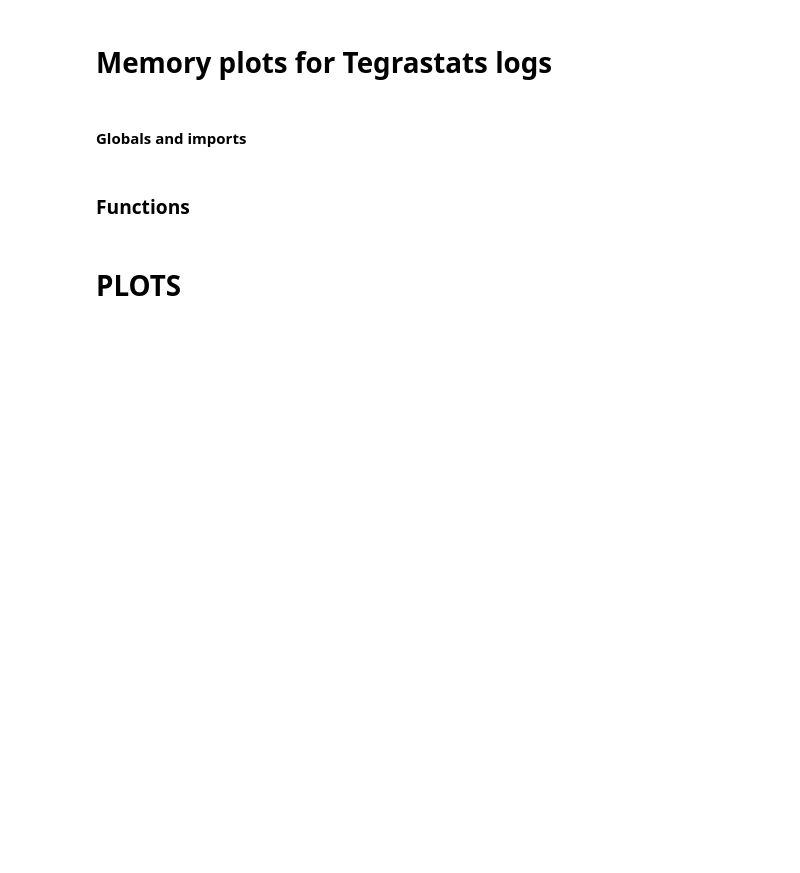
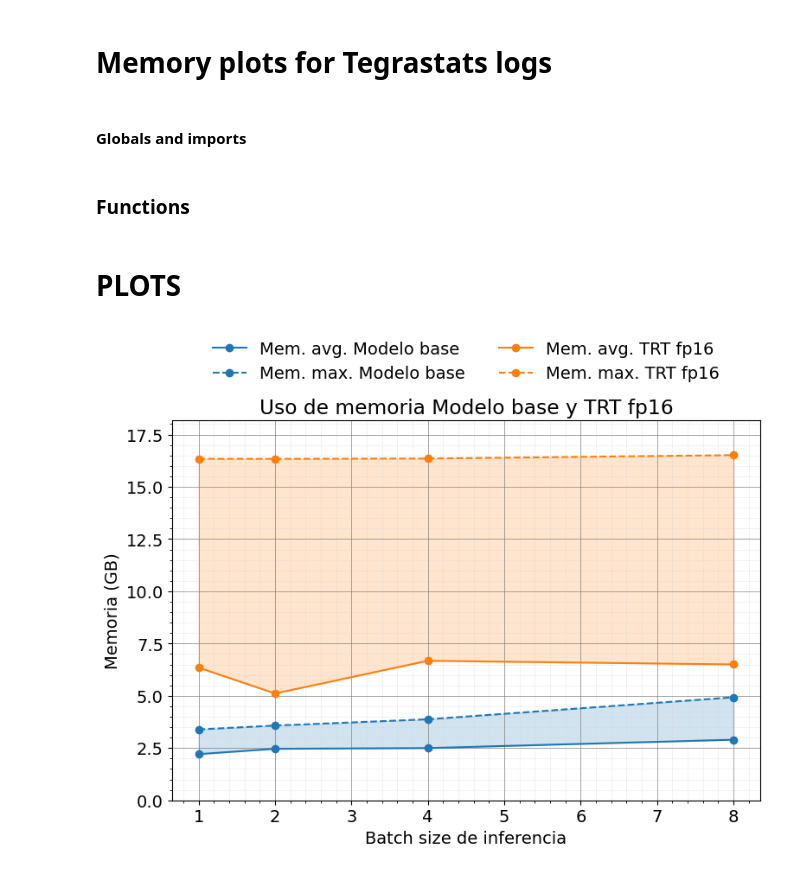
Before and after one commit to Juanx65/SalmonsTRT, a Jupyter notebook: graphs/plot_memory_from_tegrastats_logs.ipynb, the cells around one changed output. Saved outputs shown, nothing was run; the diff lists cells and outputs as text; code cells hidden in the pictures; blank space fills up the shorter version.

Commit message:
plot mem update

```diff
--- a/graphs/plot_memory_from_tegrastats_logs.ipynb
+++ b/graphs/plot_memory_from_tegrastats_logs.ipynb
@@ -812,0 +711,29 @@ plot_memory_single_figure(
+# %%
+# COMPARE TWO MEMORY TESTS
+
+PLATFORM = 'Jetson Orin AGX'
+POWER_MODE = 'PM0'
+NETWORK = 'yolov8l'
+OPTIMIZATION = 'TRT fp16'
+
+data_bs_1 =  read_data('../outputs/tegrastats_log/_bs_1_PM0_OPLVL3.txt')
+data_bs_2 = read_data('../outputs/tegrastats_log/_bs_2_PM0_OPLVL3.txt')
+data_bs_4 = read_data('../outputs/tegrastats_log/_bs_4_PM0_OPLVL3.txt')
+data_bs_8 = read_data('../outputs/tegrastats_log/_bs_8_PM0_OPLVL3.txt')
+
+data_bs_1_fp16 =  read_data('../outputs/tegrastats_log/--trt_bs_1_PM0_OPLVL3.txt')
+data_bs_2_fp16 = read_data('../outputs/tegrastats_log/--trt_bs_2_PM0_OPLVL3.txt')
+data_bs_4_fp16 = read_data('../outputs/tegrastats_log/--trt_bs_4_PM0_OPLVL3.txt')
+data_bs_8_fp16 = read_data('../outputs/tegrastats_log/--trt_bs_8_PM0_OPLVL3.txt')
+
+# Graficar los datos
+plot_memory_single_figure(
+    [[ data_bs_1, data_bs_2, data_bs_4,data_bs_8],
+    [ data_bs_1_fp16, data_bs_2_fp16, data_bs_4_fp16,data_bs_8_fp16]
+    ],
+    [ 1,2,4,8]
+    ,['Modelo base', 'TRT fp16'],
+    "Uso de memoria Modelo base y TRT fp16"
+)
+# %% [output]
+[figure, added]
```
Also changed, not shown: parts of 7 cells of this notebook.
